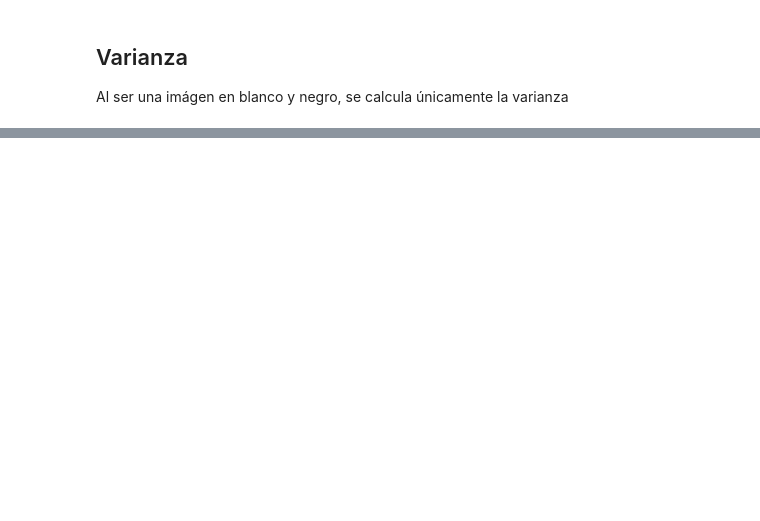
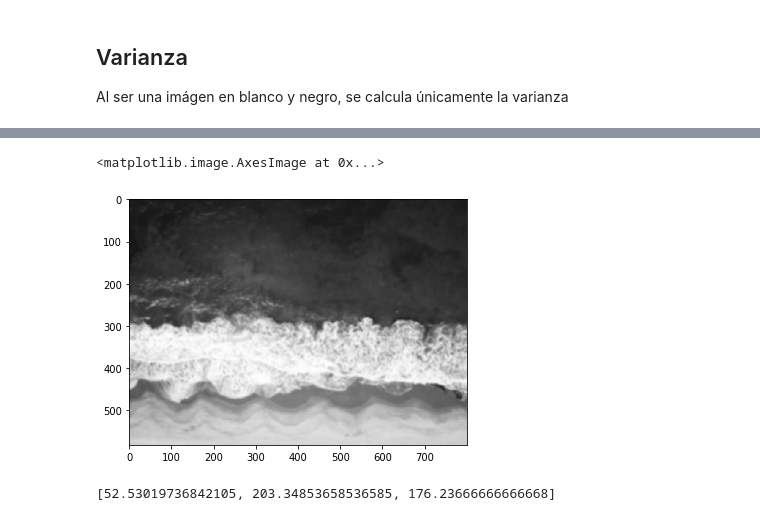
Before and after one commit to IanRamRev/Reconocimiento-de-Patrones, a Jupyter notebook: Practica2/NaiveBayes.ipynb, the cells around one changed output, grey strips where cells are left out. Cells and saved outputs as stored; diff of their text form; code cells hidden in the pictures; blank space fills up the shorter version.

```diff
--- a/Practica2/NaiveBayes.ipynb
+++ b/Practica2/NaiveBayes.ipynb
@@ -109,0 +88,14 @@ print(roi_var)
+# %%
+imgResult = img_gray.copy()
+io.imshow(imgResult)
+# %% [output]
+<matplotlib.image.AxesImage at 0x...>
+[figure, added]
+# %%
+ROI_media = [0,0,0]
+ROI_media[0] = np.mean(roi1)
+ROI_media[1] = np.mean(roi2)
+ROI_media[2] = np.mean(roi3)
+ROI_media
+# %% [output]
+[52.53019736842105, 203.34853658536585, 176.23666666666668]
```
Also changed, not shown: parts of 19 cells of this notebook.
